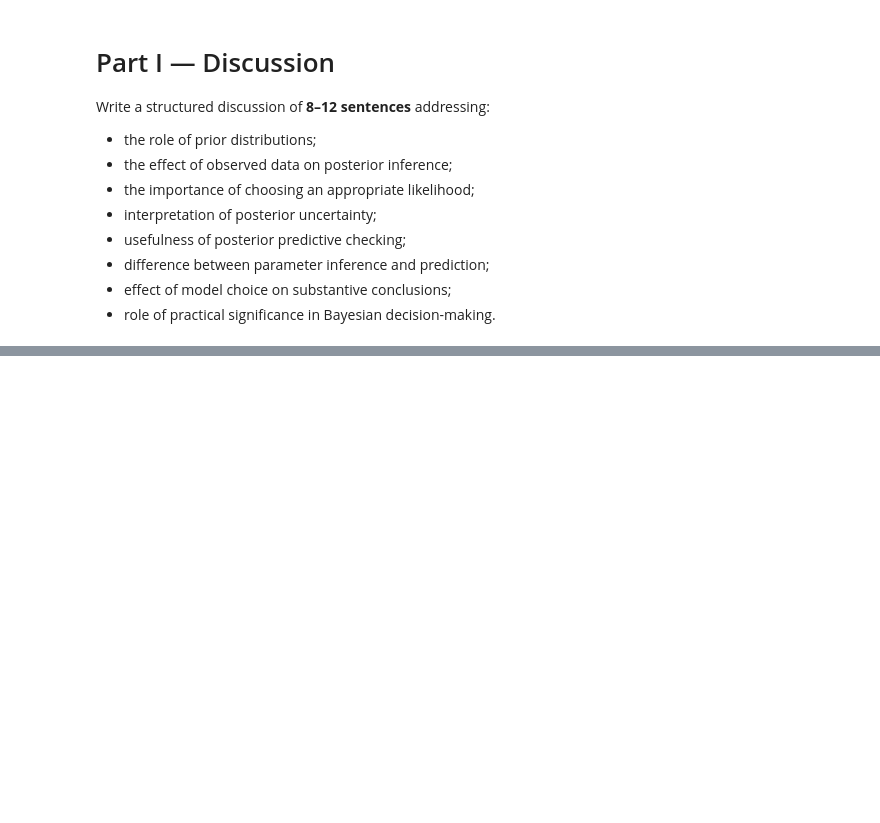
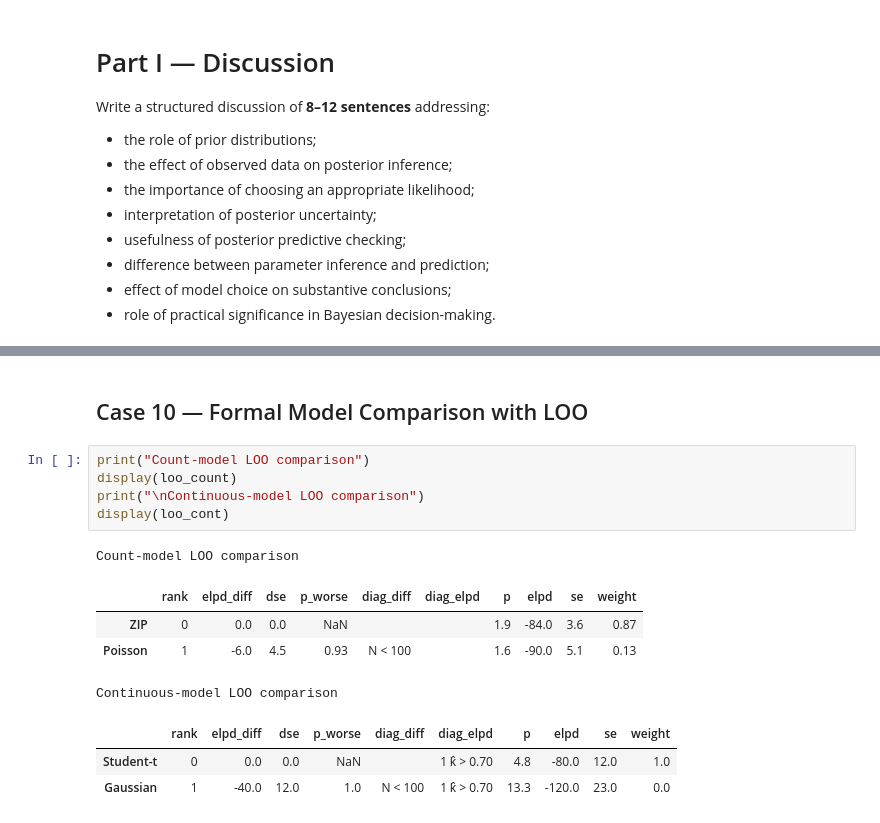
Before and after one commit to rohaan2802/Bayesian_PyMC, a Jupyter notebook: notebook/i222327_A01_A_SM.ipynb, the cells around one changed output, grey strips where cells are left out. Drawn from its saved outputs; the diff is of its cells as text; blank space fills up the shorter version.

```diff
--- a/notebook/i222327_A01_A_SM.ipynb
+++ b/notebook/i222327_A01_A_SM.ipynb
@@ -849,0 +938,16 @@ Prior distributions give the model a starting belief before the observed data ar
+# %% [markdown]
+## Case 10 — Formal Model Comparison with LOO
+# %%
+print("Count-model LOO comparison")
+display(loo_count)
+print("\nContinuous-model LOO comparison")
+display(loo_cont)
+# %% [output]
+Count-model LOO comparison
+|  | rank | elpd_diff | dse | p_worse | diag_diff | diag_elpd | p | elpd | se | weight |
+| ZIP | 0 | 0.0 | 0.0 | NaN |  |  | 1.9 | -84.0 | 3.6 | 0.87 |
+| Poisson | 1 | -6.0 | 4.5 | 0.93 | N < 100 |  | 1.6 | -90.0 | 5.1 | 0.13 |
+Continuous-model LOO comparison
+|  | rank | elpd_diff | dse | p_worse | diag_diff | diag_elpd | p | elpd | se | weight |
+| Student-t | 0 | 0.0 | 0.0 | NaN |  | 1 k̂ > 0.70 | 4.8 | -80.0 | 12.0 | 1.0 |
+| Gaussian | 1 | -40.0 | 12.0 | 1.0 | N < 100 | 1 k̂ > 0.70 | 13.3 | -120.0 | 23.0 | 0.0 |
```
Also changed, not shown: parts of 35 cells of this notebook, 9 other files.
